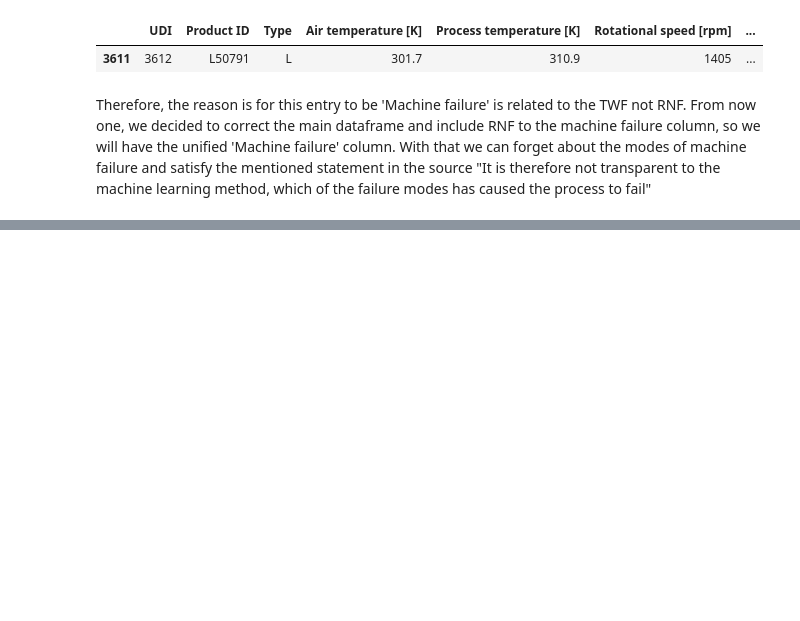
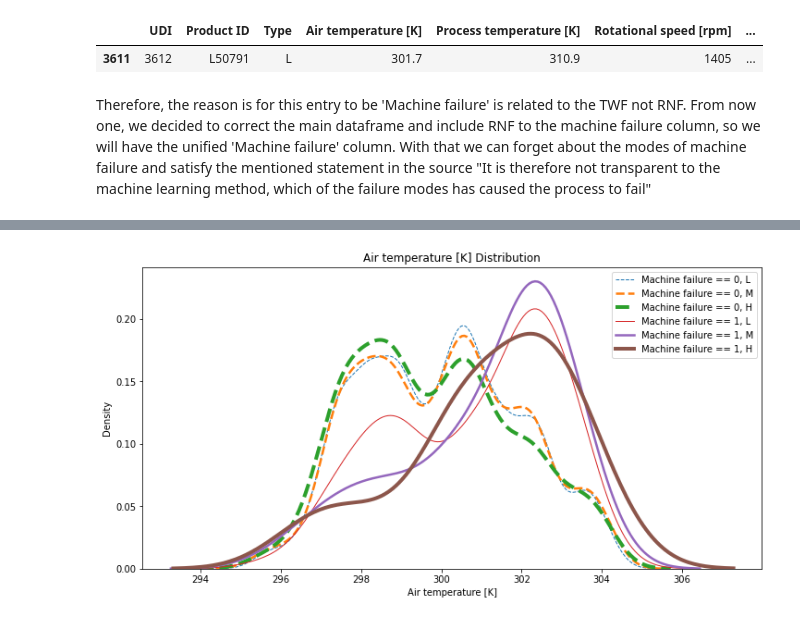
Before and after one commit to KayhanB21/AI4I-2020-predictive-maintenance, a Jupyter notebook: feature-evaluation.ipynb, the cells around one changed output, grey strips where cells are left out. Cells and saved outputs as stored; diff of their text form; code cells hidden in the pictures; blank space fills up the shorter version.

```diff
--- a/feature-evaluation.ipynb
+++ b/feature-evaluation.ipynb
@@ -244,0 +369,40 @@ transparent to the machine learning method, which of the failure modes has cause
+# %%
+def plot_kde_multiple(var_col_name: str,
+                      target_col_name: str,
+                      df_plot: pd.DataFrame):
+    plt.figure(figsize = (12, 6))
+
+    # Plot the distribution
+    sns.kdeplot(df_plot[(df_plot[target_col_name] == 0) & (df_plot['Type'] == 'L')][var_col_name],
+                label = 'Machine failure == 0, L',
+                linestyle = "--",
+                linewidth = 1)
+    sns.kdeplot(df_plot[(df_plot[target_col_name] == 0) & (df_plot['Type'] == 'M')][var_col_name],
+                label = 'Machine failure == 0, M',
+                linestyle = "--",
+                linewidth = 2.5)
+    sns.kdeplot(df_plot[(df_plot[target_col_name] == 0) & (df_plot['Type'] == 'H')][var_col_name],
+                label = 'Machine failure == 0, H',
+                linestyle = "--",
+                linewidth = 4)
+    sns.kdeplot(df_plot[(df_plot[target_col_name] == 1) & (df_plot['Type'] == 'L')][var_col_name],
+                label = 'Machine failure == 1, L',
+                linewidth = 1)
+    sns.kdeplot(df_plot[(df_plot[target_col_name] == 1) & (df_plot['Type'] == 'M')][var_col_name],
+                label = 'Machine failure == 1, M',
+                linewidth = 2.5)
+    sns.kdeplot(df_plot[(df_plot[target_col_name] == 1) & (df_plot['Type'] == 'H')][var_col_name],
+                label = 'Machine failure == 1, H',
+                linewidth = 4)
+
+    # label the plot
+    plt.xlabel(var_col_name)
+    plt.ylabel('Density')
+    plt.title(f'{var_col_name} Distribution')
+    plt.legend()
+# %%
+plot_kde_multiple(var_col_name = 'Air temperature [K]',
+                  target_col_name = 'Machine failure',
+                  df_plot = df)
+# %% [output]
+[figure, added]
```
Also changed, not shown: parts of 19 cells of this notebook, 3 other files.
